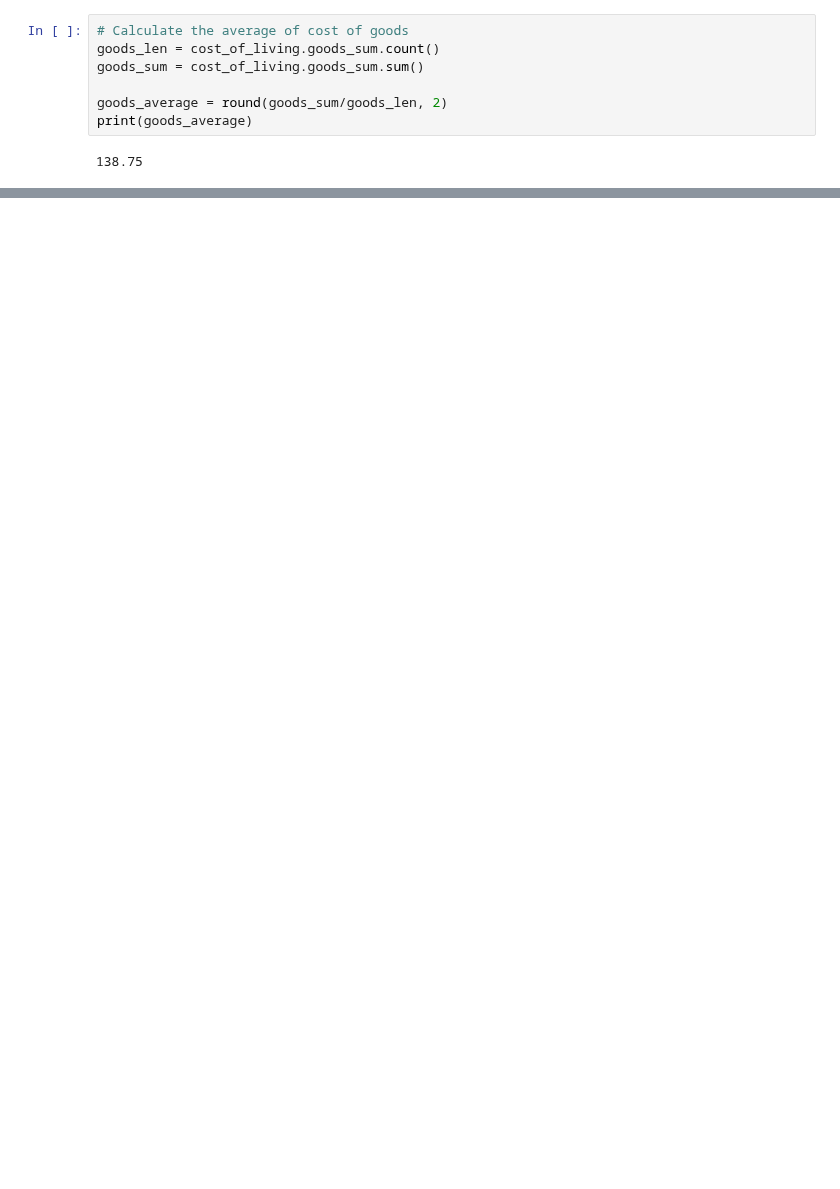
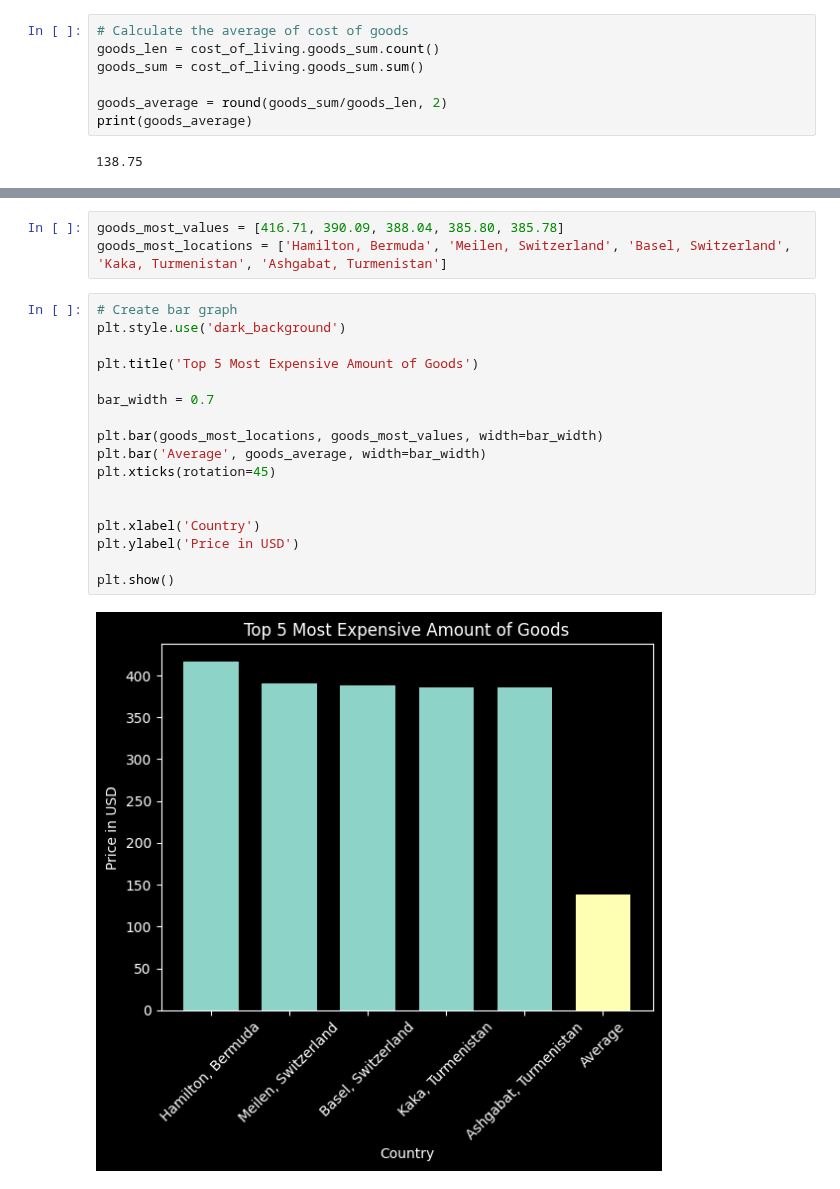
Before and after one commit to Reed-Carter/Global-Cost-of-Living, a Jupyter notebook: phil-project.ipynb, the cells around one changed output, grey strips where cells are left out. Drawn from its saved outputs; the diff is of its cells as text; blank space fills up the shorter version.

```diff
--- a/phil-project.ipynb
+++ b/phil-project.ipynb
@@ -919,0 +932,22 @@ print(goods_average)
+# %%
+goods_most_values = [416.71, 390.09, 388.04, 385.80, 385.78]
+goods_most_locations = ['Hamilton, Bermuda', 'Meilen, Switzerland', 'Basel, Switzerland', 'Kaka, Turmenistan', 'Ashgabat, Turmenistan']
+# %%
+# Create bar graph
+plt.style.use('dark_background')
+
+plt.title('Top 5 Most Expensive Amount of Goods')
+
+bar_width = 0.7
+
+plt.bar(goods_most_locations, goods_most_values, width=bar_width)
+plt.bar('Average', goods_average, width=bar_width)
+plt.xticks(rotation=45)
+
+
+plt.xlabel('Country')
+plt.ylabel('Price in USD')
+
+plt.show()
+# %% [output]
+[figure, added]
```
Also changed, not shown: parts of 8 cells of this notebook.
